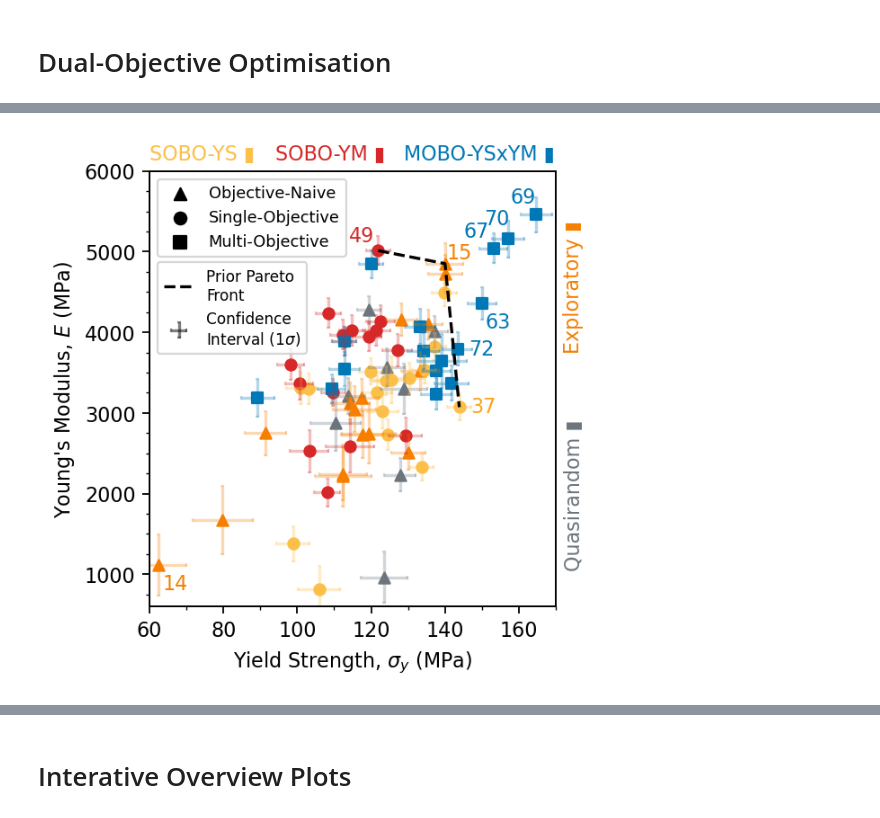
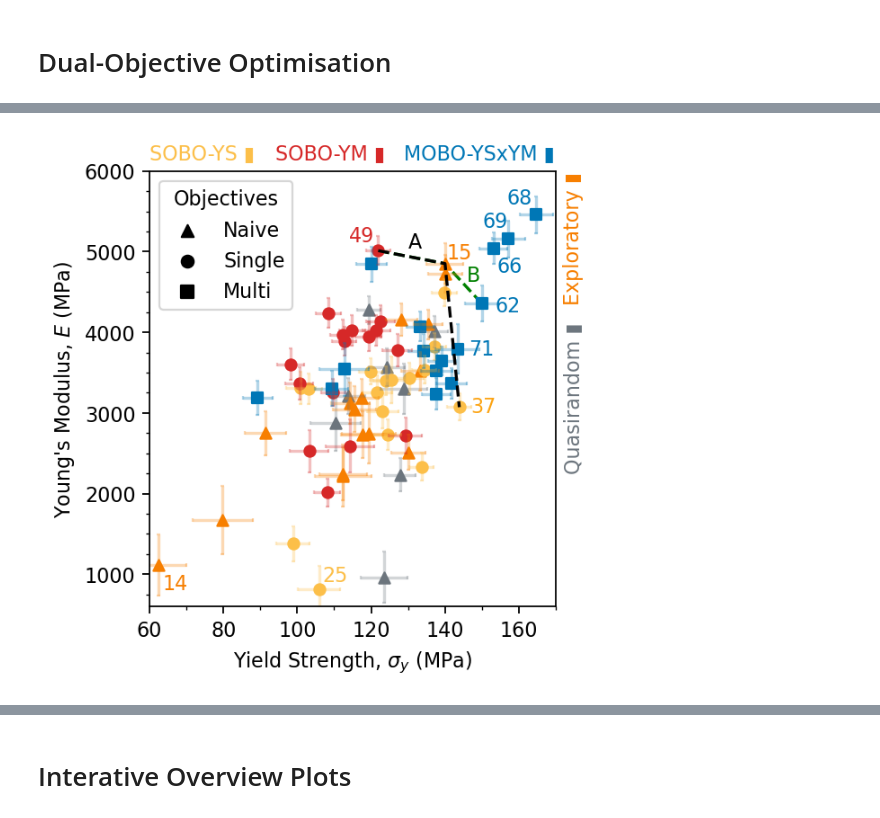
Before and after one commit to ThomasDodd97/UoC_Paper2, a Jupyter notebook: Sandbox/Matplotlib/DualObjective.ipynb, the cells around one changed output, grey strips where cells are left out. Saved outputs shown, nothing was run; the diff lists cells and outputs as text; code cells hidden in the pictures.

```diff
--- a/Sandbox/Matplotlib/DualObjective.ipynb
+++ b/Sandbox/Matplotlib/DualObjective.ipynb
@@ -42,11 +41,11 @@ Sequential_qLNEI_YM_x3_arr = np.array(Expt_df["x3"][40:56])
 Sequential_qLNEI_YM_y1_arr = np.array(Expt_df["ucs"][40:56])
 Sequential_qLNEI_YM_y2_arr = np.array(Expt_df["ym"][40:56])
 
-Sequential_qLNEHVI_UCSvsYM_x1_arr = np.array(Expt_df["x1"][55:71])
-Sequential_qLNEHVI_UCSvsYM_x2_arr = np.array(Expt_df["x2"][55:71])
-Sequential_qLNEHVI_UCSvsYM_x3_arr = np.array(Expt_df["x3"][55:71])
-Sequential_qLNEHVI_UCSvsYM_y1_arr = np.array(Expt_df["ucs"][55:71])
-Sequential_qLNEHVI_UCSvsYM_y2_arr = np.array(Expt_df["ym"][55:71])
+Sequential_qLNEHVI_UCSvsYM_x1_arr = np.array(Expt_df["x1"][56:71])
+Sequential_qLNEHVI_UCSvsYM_x2_arr = np.array(Expt_df["x2"][56:71])
+Sequential_qLNEHVI_UCSvsYM_x3_arr = np.array(Expt_df["x3"][56:71])
+Sequential_qLNEHVI_UCSvsYM_y1_arr = np.array(Expt_df["ucs"][56:71])
+Sequential_qLNEHVI_UCSvsYM_y2_arr = np.array(Expt_df["ym"][56:71])
 # %%
 Prior_QR_Naive_X_mat = np.array([Prior_QR_Naive_x1_arr,Prior_QR_Naive_x2_arr,Prior_QR_Naive_x3_arr])
 Prior_QR_Naive_Y_mat = np.array([Prior_QR_Naive_y1_arr,Prior_QR_Naive_y2_arr])
@@ -347,7 +351,7 @@ Prior_QR_Naive_YVarPred_standardDev_mat = PredictedCIY[0:8]
 Sequential_MIP_Naive_YVarPred_standardDev_mat = PredictedCIY[8:24]
 Sequential_qLNEI_UCS_YVarPred_standardDev_mat = PredictedCIY[24:40]
 Sequential_qLNEI_YM_YVarPred_standardDev_mat = PredictedCIY[40:56]
-Sequential_qLNEHVI_UCSvsYM_YVarPred_standardDev_mat = PredictedCIY[55:71]
+Sequential_qLNEHVI_UCSvsYM_YVarPred_standardDev_mat = PredictedCIY[56:71]
 # %%
 Prior_QR_Naive_YVarPred_95pctCI_mat = PredictedCIY[0:8]*1.96
 Sequential_MIP_Naive_YVarPred_95pctCI_mat = PredictedCIY[8:24]*1.96
@@ -428,60 +375,75 @@ ax1.errorbar(Sequential_qLNEI_UCS_Y_mat[0],Sequential_qLNEI_UCS_Y_mat[1],xerr=Se
 ax1.errorbar(Sequential_qLNEI_YM_Y_mat[0],Sequential_qLNEI_YM_Y_mat[1],xerr=Sequential_qLNEI_YM_YVarPred_standardDev_mat.T[0],yerr=Sequential_qLNEI_YM_YVarPred_standardDev_mat.T[1],fmt="none",color=qLNEI_YM_Color,alpha=0.3,capsize=1)
 ax1.errorbar(Sequential_qLNEHVI_UCSvsYM_Y_mat[0],Sequential_qLNEHVI_UCSvsYM_Y_mat[1],xerr=Sequential_qLNEHVI_UCSvsYM_YVarPred_standardDev_mat.T[0],yerr=Sequential_qLNEHVI_UCSvsYM_YVarPred_standardDev_mat.T[1],fmt="none",color=qLNEHVI_UCSvsYM_Color,alpha=0.3,capsize=1)
 
+
+# 95% CI
+# plt.errorbar(Prior_QR_Naive_Y_mat[0],Prior_QR_Naive_Y_mat[1],xerr=Prior_QR_Naive_YVarPred_95pctCI_mat.T[0],yerr=Prior_QR_Naive_YVarPred_95pctCI_mat.T[1],fmt="none",color=Prior_Color,alpha=0.3)
+# plt.errorbar(Sequential_MIP_Naive_Y_mat[0],Sequential_MIP_Naive_Y_mat[1],xerr=Sequential_MIP_Naive_YVarPred_95pctCI_mat.T[0],yerr=Sequential_MIP_Naive_YVarPred_95pctCI_mat.T[1],fmt="none",color=MIP_Color,alpha=0.3)
+# plt.errorbar(Sequential_qLNEI_UCS_Y_mat[0],Sequential_qLNEI_UCS_Y_mat[1],xerr=Sequential_qLNEI_UCS_YVarPred_95pctCI_mat.T[0],yerr=Sequential_qLNEI_UCS_YVarPred_95pctCI_mat.T[1],fmt="none",color=qLNEI_UCS_Color,alpha=0.3)
+# plt.errorbar(Sequential_qLNEI_YM_Y_mat[0],Sequential_qLNEI_YM_Y_mat[1],xerr=Sequential_qLNEI_YM_YVarPred_95pctCI_mat.T[0],yerr=Sequential_qLNEI_YM_YVarPred_95pctCI_mat.T[1],fmt="none",color=qLNEI_YM_Color,alpha=0.3)
+# plt.errorbar(Sequential_qLNEHVI_UCSvsYM_Y_mat[0],Sequential_qLNEHVI_UCSvsYM_Y_mat[1],xerr=Sequential_qLNEHVI_UCSvsYM_YVarPred_95pctCI_mat.T[0],yerr=Sequential_qLNEHVI_UCSvsYM_YVarPred_95pctCI_mat.T[1],fmt="none",color=qLNEHVI_UCSvsYM_Color,alpha=0.3)
+
 # Numbered Original Pareto Front
 ax1.text(x=Full_UCSvsYM_Y_mat[0][48]-8,y=Full_UCSvsYM_Y_mat[1][48]+110,s="49",color=qLNEI_YM_Color)
 ax1.text(x=Full_UCSvsYM_Y_mat[0][14]+0.5,y=Full_UCSvsYM_Y_mat[1][14]+60,s="15",color=MIP_Color)
 ax1.text(x=Full_UCSvsYM_Y_mat[0][36]+3,y=Full_UCSvsYM_Y_mat[1][36]-70,s="37",color="#fca311")
 OriginalParetoFront = np.array([[Full_UCSvsYM_Y_mat[0][48],Full_UCSvsYM_Y_mat[0][14],Full_UCSvsYM_Y_mat[0][36]],[Full_UCSvsYM_Y_mat[1][48],Full_UCSvsYM_Y_mat[1][14],Full_UCSvsYM_Y_mat[1][36]]])
 ax1.plot(OriginalParetoFront[0],OriginalParetoFront[1],color="black",linestyle="dashed")
+SecondParetoFront = np.array([[Full_UCSvsYM_Y_mat[0][48],Full_UCSvsYM_Y_mat[0][14],Full_UCSvsYM_Y_mat[0][61]],[Full_UCSvsYM_Y_mat[1][48],Full_UCSvsYM_Y_mat[1][14],Full_UCSvsYM_Y_mat[1][61]]])
+ax1.plot(SecondParetoFront[0],SecondParetoFront[1],color="green",linestyle="dashed",zorder=-1)
+
 
 # Numbered MOBO Points
 ax1.text(x=Full_UCSvsYM_Y_mat[0][68]-7,y=Full_UCSvsYM_Y_mat[1][68]+150,s="69",color=qLNEHVI_UCSvsYM_Color)
-ax1.text(x=Full_UCSvsYM_Y_mat[0][69]-6.5,y=Full_UCSvsYM_Y_mat[1][69]+180,s="70",color=qLNEHVI_UCSvsYM_Color)
-ax1.text(x=Full_UCSvsYM_Y_mat[0][66]-8,y=Full_UCSvsYM_Y_mat[1][66]+140,s="67",color=qLNEHVI_UCSvsYM_Color)
-ax1.text(x=Full_UCSvsYM_Y_mat[0][62]+1,y=Full_UCSvsYM_Y_mat[1][62]-300,s="63",color=qLNEHVI_UCSvsYM_Color)
-ax1.text(x=Full_UCSvsYM_Y_mat[0][71]+3,y=Full_UCSvsYM_Y_mat[1][71]-70,s="72",color=qLNEHVI_UCSvsYM_Color)
+ax1.text(x=Full_UCSvsYM_Y_mat[0][61]+3.5,y=Full_UCSvsYM_Y_mat[1][61]-100,s="62",color=qLNEHVI_UCSvsYM_Color)
+ax1.text(x=Full_UCSvsYM_Y_mat[0][67]-8,y=Full_UCSvsYM_Y_mat[1][67]+140,s="68",color=qLNEHVI_UCSvsYM_Color)
+ax1.text(x=Full_UCSvsYM_Y_mat[0][65]+1,y=Full_UCSvsYM_Y_mat[1][65]-300,s="66",color=qLNEHVI_UCSvsYM_Color)
+ax1.text(x=Full_UCSvsYM_Y_mat[0][70]+3,y=Full_UCSvsYM_Y_mat[1][70]-70,s="71",color=qLNEHVI_UCSvsYM_Color)
 
 # Worst Point
 ax1.text(x=Full_UCSvsYM_Y_mat[0][13]+1,y=Full_UCSvsYM_Y_mat[1][13]-300,s="14",color=MIP_Color)
+ax1.text(x=Full_UCSvsYM_Y_mat[0][24]+1,y=Full_UCSvsYM_Y_mat[1][24]+100,s="25",color=qLNEI_UCS_Color)
 
 # Axes
 ax1.set_xlabel(r"Yield Strength, $\sigma_{y}$ (MPa)")
 ax1.set_ylabel(r"Young's Modulus, $E$ (MPa)")
 
 # Axes' Ticks
 xlim=[60,170]
 ylim=[600,6000]
 ax1.set_xticks(np.linspace(0,200,10+1))
 ax1.set_xticks(np.linspace(0,200,20+1),minor=True)
 ax1.set_yticks(np.linspace(0,6000,6+1))
 ax1.set_yticks(np.linspace(0,6000,24+1),minor=True)
 ax1.set_xlim(xlim[0],xlim[1])
 ax1.set_ylim(ylim[0],ylim[1])
 
 # Marking Up
-ax1.scatter(100000,100000,marker="^",color="black",label="Objective-Naive")
-ax1.scatter(100000,100000,marker="o",color="black",label="Single-Objective")
-ax1.scatter(100000,100000,marker="s",color="black",label="Multi-Objective")
-ax1.text(x=172,y=1100,s="Quasirandom ▮",color=Prior_Color,rotation="vertical")
-ax1.text(x=172,y=3800,s="Exploratory ▮",color=MIP_Color,rotation="vertical")
-ax1.text(x=60,y=6150,s="SOBO-YS ▮",color=qLNEI_UCS_Color,rotation="horizontal")
-ax1.text(x=94,y=6150,s="SOBO-YM ▮",color=qLNEI_YM_Color,rotation="horizontal")
-ax1.text(x=129,y=6150,s="MOBO-YSxYM ▮",color=qLNEHVI_UCSvsYM_Color,rotation="horizontal")
+ax1.scatter(100000,100000,marker="^",color="black",label="Naive")
+ax1.scatter(100000,100000,marker="o",color="black",label="Single")
+ax1.scatter(100000,100000,marker="s",color="black",label="Multi")
+ax1.text(x=172,y=2300,s="Quasirandom ▮",color=Prior_Color,rotation="vertical",fontsize=10)
+ax1.text(x=172,y=4400,s="Exploratory ▮",color=MIP_Color,rotation="vertical",fontsize=10)
+ax1.text(x=60,y=6150,s="SOBO-YS ▮",color=qLNEI_UCS_Color,rotation="horizontal",fontsize=10)
+ax1.text(x=94,y=6150,s="SOBO-YM ▮",color=qLNEI_YM_Color,rotation="horizontal",fontsize=10)
+ax1.text(x=129,y=6150,s="MOBO-YSxYM ▮",color=qLNEHVI_UCSvsYM_Color,rotation="horizontal",fontsize=10)
+ax1.text(x=130,y=5050,s="A")
+ax1.text(x=146,y=4630,s="B",color="green")
 
 # ax1.text(x=142,y=1000,s="Prior Pareto Front",rotation=-85,fontsize=9)
 
-ax1.legend(fontsize=8,loc="upper left")
+plt.rcParams['font.size'] = 10
+ax1.legend(title="Objectives",fontsize=10,loc="upper left")
 
-ax2 = ax1.twinx()
-# ax2.set_xticks([])
-ax2.set_yticks([])
-ax2.errorbar([100001],[100002],xerr=[1],yerr=[1],fmt="none",color="black",capsize=1,alpha=0.5,label="Confidence\n"+r"Interval (1$\sigma$)")
-ax2.plot([100001,100002],[100001,100002],color="black",linestyle="dashed",label="Prior Pareto\nFront")
-# ax2.legend(fontsize=8,loc=[0.6,0.08])
-ax2.legend(fontsize=7.6,loc=[0.02,0.58])
+# ax2 = ax1.twinx()
+# # ax2.set_xticks([])
+# ax2.set_yticks([])
+# ax2.errorbar([100001],[100002],xerr=[1],yerr=[1],fmt="none",color="black",capsize=1,alpha=0.5,label="Confidence\n"+r"Interval (1$\sigma$)")
+# ax2.plot([100001,100002],[100001,100002],color="black",linestyle="dashed",label="Prior Pareto\nFront")
+# # ax2.legend(fontsize=8,loc=[0.6,0.08])
+# ax2.legend(fontsize=7.6,loc=[0.02,0.58])
 
 fig.tight_layout()
 plt.savefig("MOBO-Progression")
 # %% [output]
-[figure, old version]
+[figure, new version]
```
Also changed, not shown: parts of 54 cells of this notebook, 23 other files.
